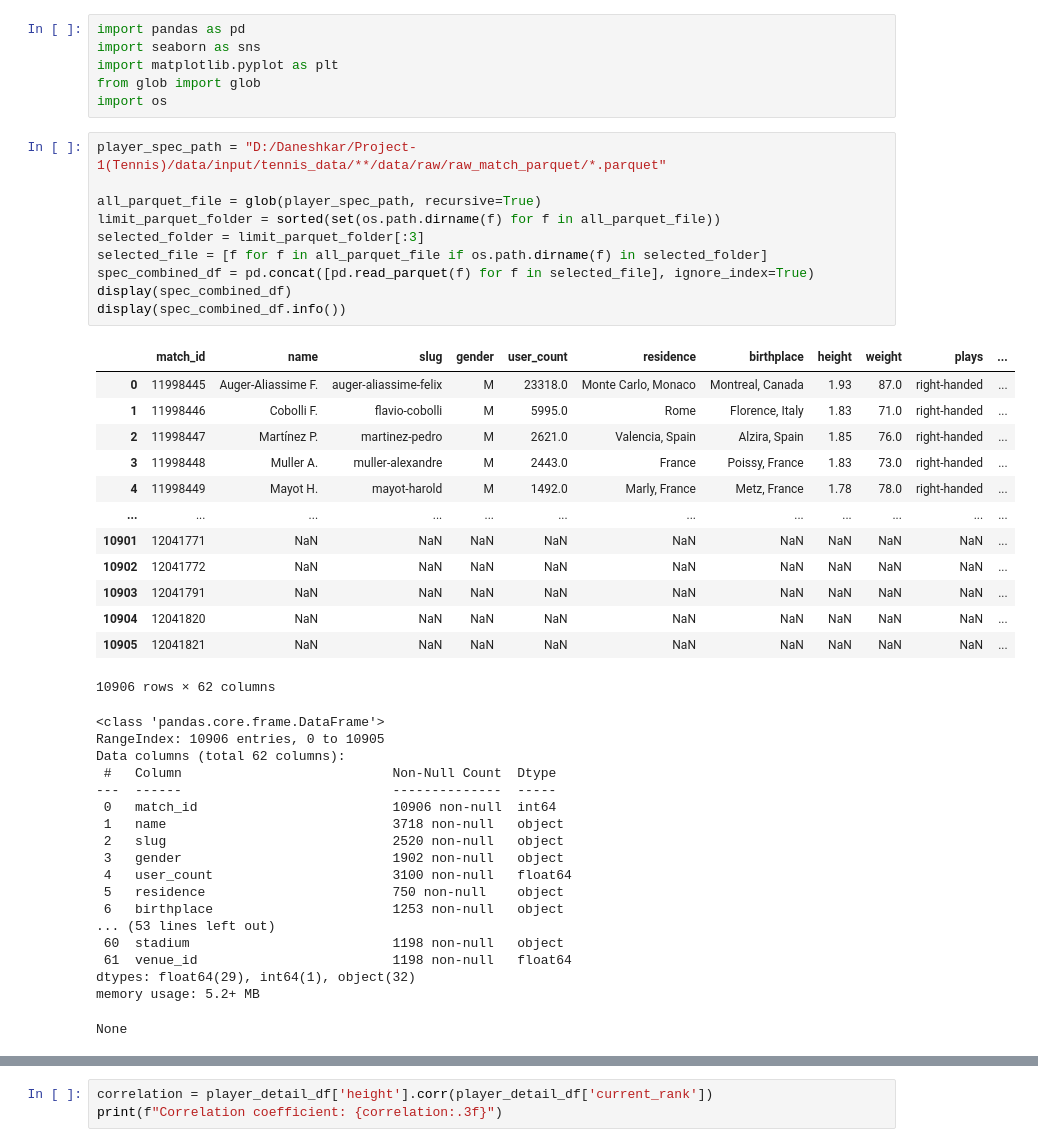
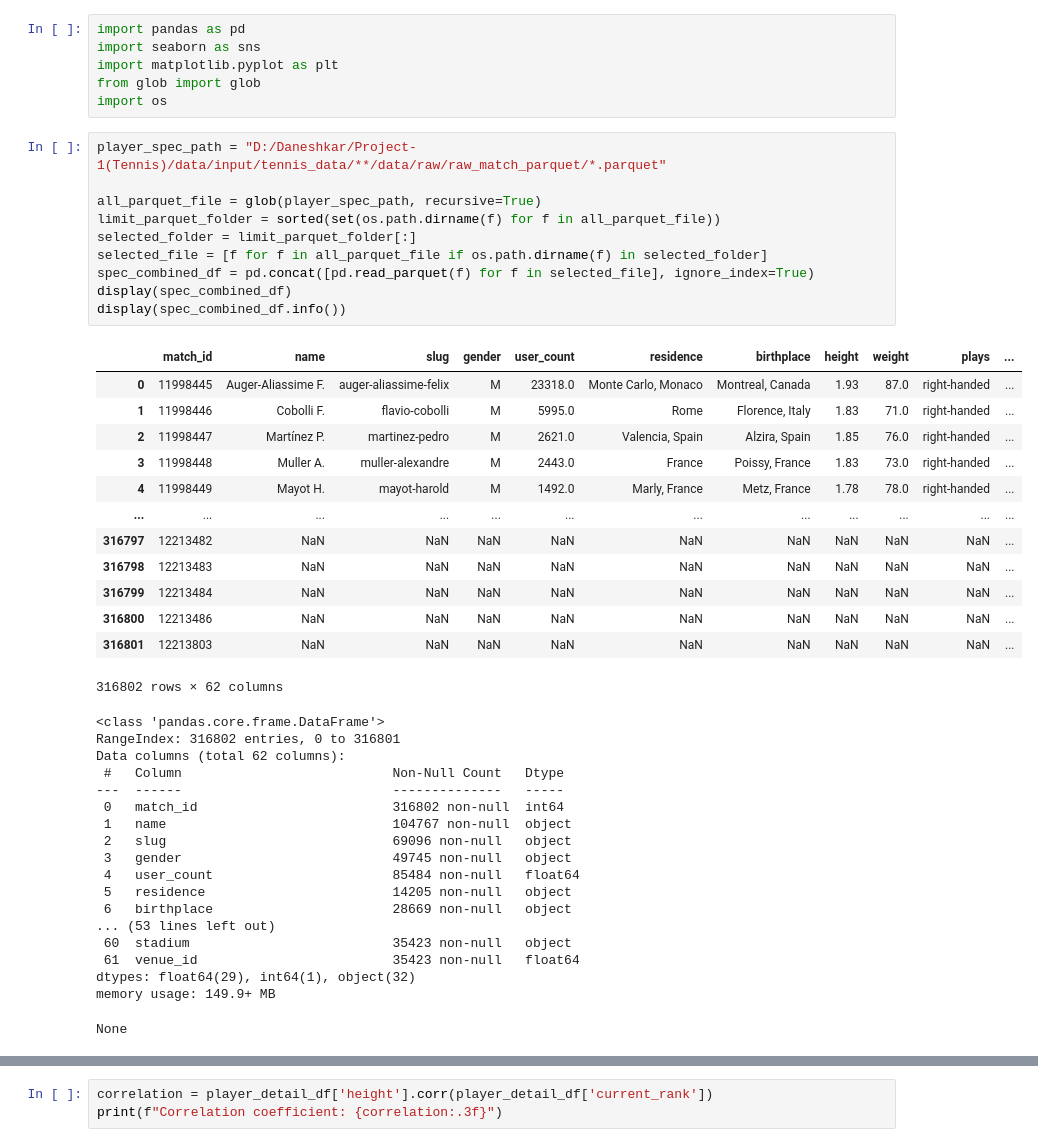
Before and after one commit to shahabnajmosadatypy/SofaScore-Tennis-Analysis, a Jupyter notebook: notebooks/Question-10.ipynb, the cells around one changed output, grey strips where cells are left out. Cells and saved outputs as stored; diff of their text form.

```diff
--- a/notebooks/Question-10.ipynb
+++ b/notebooks/Question-10.ipynb
@@ -9,44 +9,44 @@ import os
 # %%
 player_spec_path = "D:/Daneshkar/Project-1(Tennis)/data/input/tennis_data/**/data/raw/raw_match_parquet/*.parquet"
 
 all_parquet_file = glob(player_spec_path, recursive=True)
 limit_parquet_folder = sorted(set(os.path.dirname(f) for f in all_parquet_file))
-selected_folder = limit_parquet_folder[:3]
+selected_folder = limit_parquet_folder[:]
 selected_file = [f for f in all_parquet_file if os.path.dirname(f) in selected_folder]
 spec_combined_df = pd.concat([pd.read_parquet(f) for f in selected_file], ignore_index=True)
 display(spec_combined_df)
 display(spec_combined_df.info())
 # %% [output]
 |  | match_id | name | slug | gender | user_count | residence | birthplace | height | weight | plays | ... |
 | 0 | 11998445 | Auger-Aliassime F. | auger-aliassime-felix | M | 23318.0 | Monte Carlo, Monaco | Montreal, Canada | 1.93 | 87.0 | right-handed | ... |
 | 1 | 11998446 | Cobolli F. | flavio-cobolli | M | 5995.0 | Rome | Florence, Italy | 1.83 | 71.0 | right-handed | ... |
 | 2 | 11998447 | Martínez P. | martinez-pedro | M | 2621.0 | Valencia, Spain | Alzira, Spain | 1.85 | 76.0 | right-handed | ... |
 | 3 | 11998448 | Muller A. | muller-alexandre | M | 2443.0 | France | Poissy, France | 1.83 | 73.0 | right-handed | ... |
 | 4 | 11998449 | Mayot H. | mayot-harold | M | 1492.0 | Marly, France | Metz, France | 1.78 | 78.0 | right-handed | ... |
 | ... | ... | ... | ... | ... | ... | ... | ... | ... | ... | ... | ... |
-| 10901 | 12041771 | NaN | NaN | NaN | NaN | NaN | NaN | NaN | NaN | NaN | ... |
-| 10902 | 12041772 | NaN | NaN | NaN | NaN | NaN | NaN | NaN | NaN | NaN | ... |
-| 10903 | 12041791 | NaN | NaN | NaN | NaN | NaN | NaN | NaN | NaN | NaN | ... |
-| 10904 | 12041820 | NaN | NaN | NaN | NaN | NaN | NaN | NaN | NaN | NaN | ... |
-| 10905 | 12041821 | NaN | NaN | NaN | NaN | NaN | NaN | NaN | NaN | NaN | ... |
+| 316797 | 12213482 | NaN | NaN | NaN | NaN | NaN | NaN | NaN | NaN | NaN | ... |
+| 316798 | 12213483 | NaN | NaN | NaN | NaN | NaN | NaN | NaN | NaN | NaN | ... |
+| 316799 | 12213484 | NaN | NaN | NaN | NaN | NaN | NaN | NaN | NaN | NaN | ... |
+| 316800 | 12213486 | NaN | NaN | NaN | NaN | NaN | NaN | NaN | NaN | NaN | ... |
+| 316801 | 12213803 | NaN | NaN | NaN | NaN | NaN | NaN | NaN | NaN | NaN | ... |
-10906 rows × 62 columns
+316802 rows × 62 columns
 <class 'pandas.core.frame.DataFrame'>
-RangeIndex: 10906 entries, 0 to 10905
+RangeIndex: 316802 entries, 0 to 316801
 Data columns (total 62 columns):
- #   Column                           Non-Null Count  Dtype
----  ------                           --------------  -----
- 0   match_id                         10906 non-null  int64
- 1   name                             3718 non-null   object
- 2   slug                             2520 non-null   object
- 3   gender                           1902 non-null   object
- 4   user_count                       3100 non-null   float64
- 5   residence                        750 non-null    object
- 6   birthplace                       1253 non-null   object
+ #   Column                           Non-Null Count   Dtype
+---  ------                           --------------   -----
+ 0   match_id                         316802 non-null  int64
+ 1   name                             104767 non-null  object
+ 2   slug                             69096 non-null   object
+ 3   gender                           49745 non-null   object
+ 4   user_count                       85484 non-null   float64
+ 5   residence                        14205 non-null   object
+ 6   birthplace                       28669 non-null   object
 ... (53 lines left out)
- 60  stadium                          1198 non-null   object
- 61  venue_id                         1198 non-null   float64
+ 60  stadium                          35423 non-null   object
+ 61  venue_id                         35423 non-null   float64
 dtypes: float64(29), int64(1), object(32)
-memory usage: 5.2+ MB
+memory usage: 149.9+ MB
 None
 # %%
 player_rank_df = spec_combined_df[spec_combined_df[['player_id','height','current_rank']].notnull()]
```
Also changed, not shown: parts of 2 cells of this notebook.
